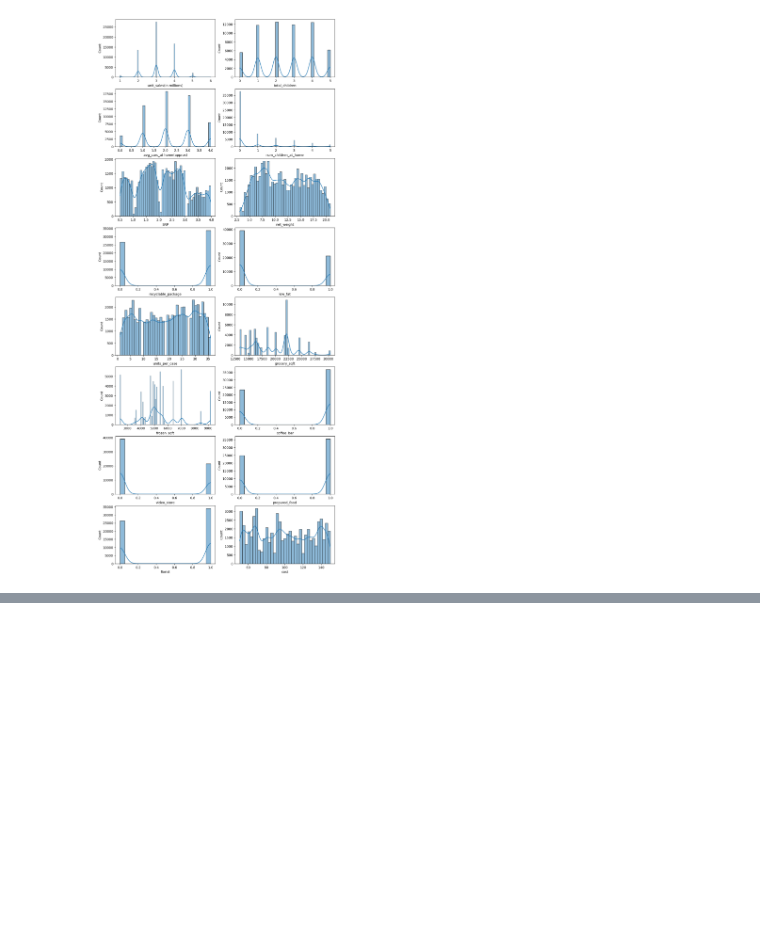
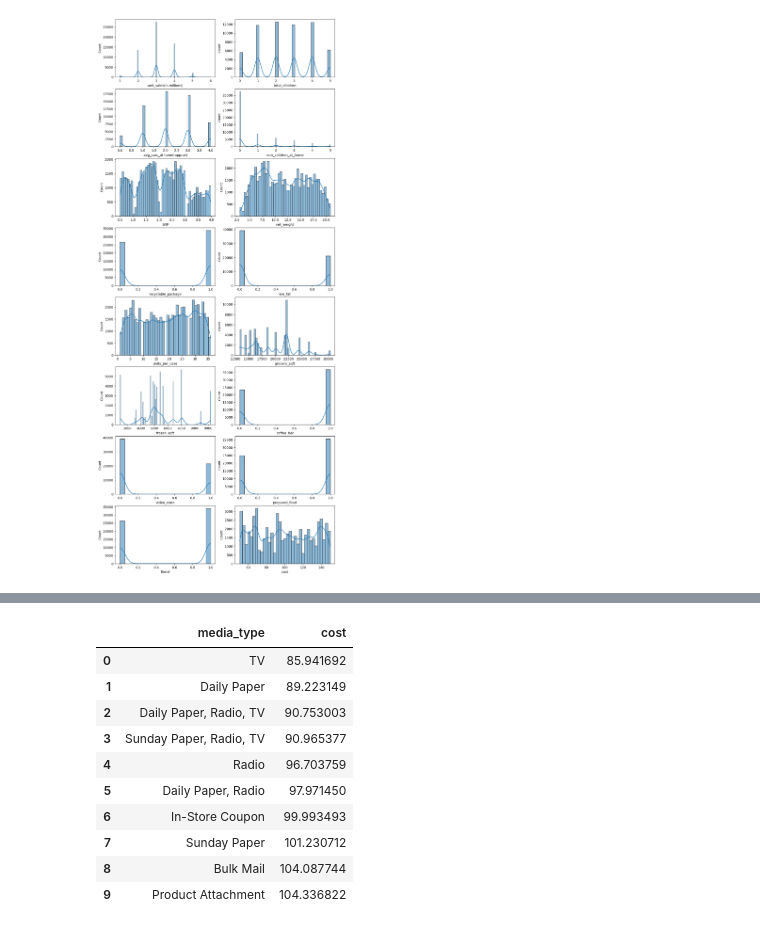
Before and after one commit to timosean/ML-playground, a Jupyter notebook: eda/practice.ipynb, the cells around one changed output, grey strips where cells are left out. Drawn from its saved outputs; the diff is of its cells as text; code cells hidden in the pictures; blank space fills up the shorter version.

```diff
--- a/eda/practice.ipynb
+++ b/eda/practice.ipynb
@@ -165,0 +183,14 @@ ax[1].tick_params(axis='x', rotation=90)
+# %%
+media_data.head(10)
+# %% [output]
+|  | media_type | cost |
+| 0 | TV | 85.941692 |
+| 1 | Daily Paper | 89.223149 |
+| 2 | Daily Paper, Radio, TV | 90.753003 |
+| 3 | Sunday Paper, Radio, TV | 90.965377 |
+| 4 | Radio | 96.703759 |
+| 5 | Daily Paper, Radio | 97.971450 |
+| 6 | In-Store Coupon | 99.993493 |
+| 7 | Sunday Paper | 101.230712 |
+| 8 | Bulk Mail | 104.087744 |
+| 9 | Product Attachment | 104.336822 |
```
Also changed, not shown: parts of 5 cells of this notebook, 1 other file.
